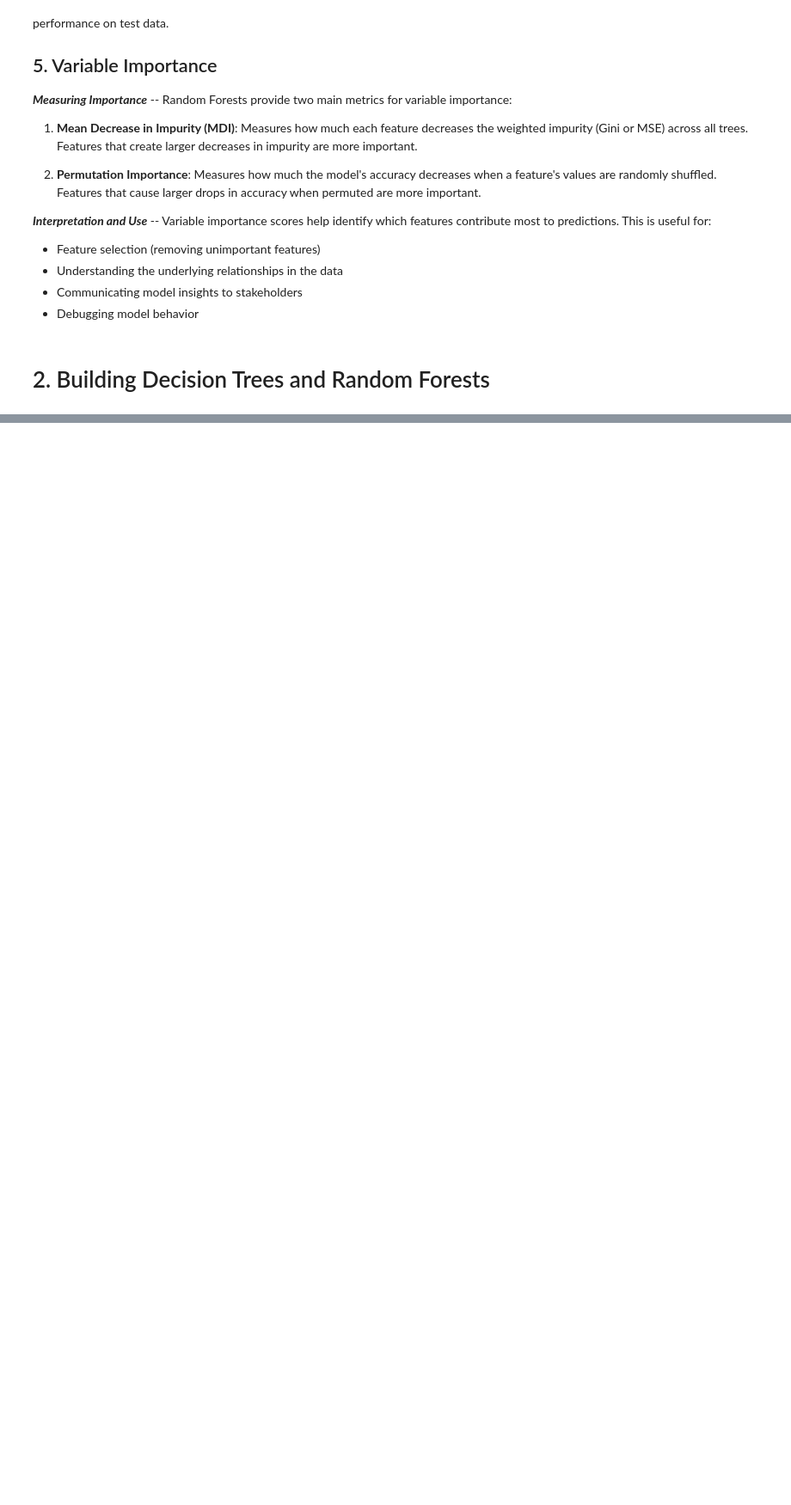
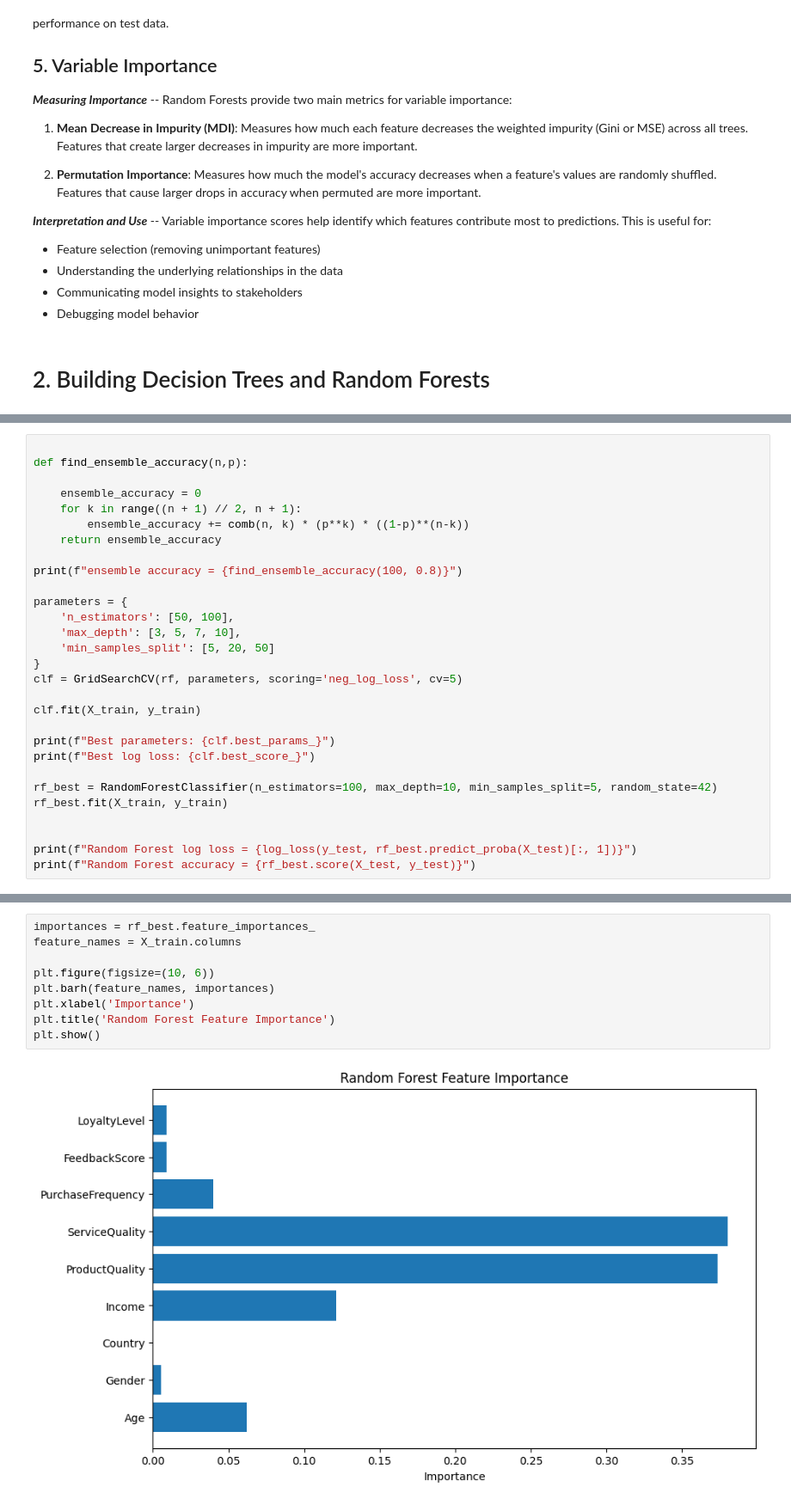
Before and after one commit to omniV1/GCU_SWE_2023-2025, a Jupyter notebook: AIT-110-Stat-Learning-Theory/Assignments/random_tree/random.ipynb, the cells around one changed output, grey strips where cells are left out. Shown at 86% size. Saved outputs shown, nothing was run; the diff lists cells and outputs as text; blank space fills up the shorter version.

```diff
--- a/AIT-110-Stat-Learning-Theory/Assignments/random_tree/random.ipynb
+++ b/AIT-110-Stat-Learning-Theory/Assignments/random_tree/random.ipynb
@@ -138,0 +241,29 @@ KeyError: "['Gender', 'Country'] not in index"
+# %%
+
+def find_ensemble_accuracy(n,p):
+
+    ensemble_accuracy = 0
+    for k in range((n + 1) // 2, n + 1):
+        ensemble_accuracy += comb(n, k) * (p**k) * ((1-p)**(n-k))
+    return ensemble_accuracy
+
+print(f"ensemble accuracy = {find_ensemble_accuracy(100, 0.8)}")
+
+parameters = {
+    'n_estimators': [50, 100],
+    'max_depth': [3, 5, 7, 10],
+    'min_samples_split': [5, 20, 50]
+}
+clf = GridSearchCV(rf, parameters, scoring='neg_log_loss', cv=5)
+
+clf.fit(X_train, y_train)
+
+print(f"Best parameters: {clf.best_params_}")
+print(f"Best log loss: {clf.best_score_}")
+
+rf_best = RandomForestClassifier(n_estimators=100, max_depth=10, min_samples_split=5, random_state=42)
+rf_best.fit(X_train, y_train)
+
+
+print(f"Random Forest log loss = {log_loss(y_test, rf_best.predict_proba(X_test)[:, 1])}")
+print(f"Random Forest accuracy = {rf_best.score(X_test, y_test)}")
@@ -138,0 +276,11 @@ KeyError: "['Gender', 'Country'] not in index"
+# %%
+importances = rf_best.feature_importances_
+feature_names = X_train.columns
+
+plt.figure(figsize=(10, 6))
+plt.barh(feature_names, importances)
+plt.xlabel('Importance')
+plt.title('Random Forest Feature Importance')
+plt.show()
+# %% [output]
+[figure, added]
```
Also changed, not shown: parts of 7 cells of this notebook.
